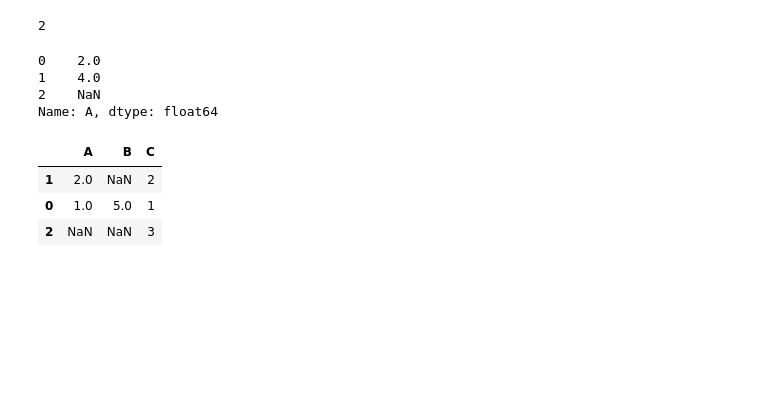
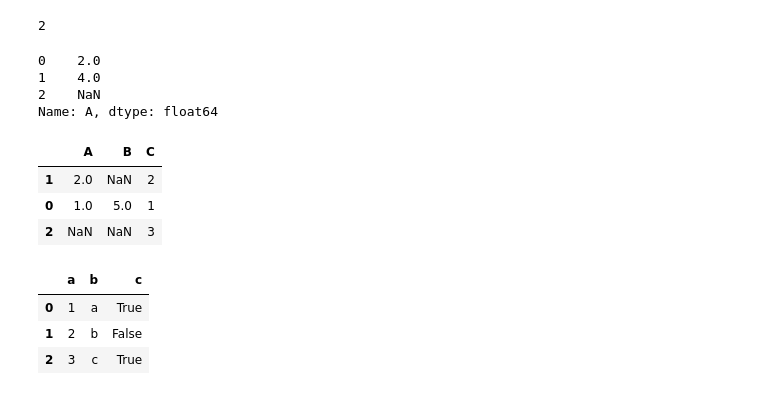
Before and after one commit to danhagg/DataScienceMaterials_Python, a Jupyter notebook: pandas/basics.ipynb, the cells around one changed output. Cells and saved outputs as stored; diff of their text form; code cells hidden in the pictures; blank space fills up the shorter version.

```diff
--- a/pandas/basics.ipynb
+++ b/pandas/basics.ipynb
@@ -329,3 +329,12 @@ df.sort_values('A',ascending=False)
 # %%
 # df = pd.read_excel('folder/sample.xlsx', sheetname='Sheet1')
 # df.to_?(?, index=False)
+# %%
+data = {'a':[1,2,3], 'b':['a','b','c'], 'c': [True, False,True]}
+df = pd.DataFrame(data)
+df
+# %% [output]
+|  | a | b | c |
+| 0 | 1 | a | True |
+| 1 | 2 | b | False |
+| 2 | 3 | c | True |
```
